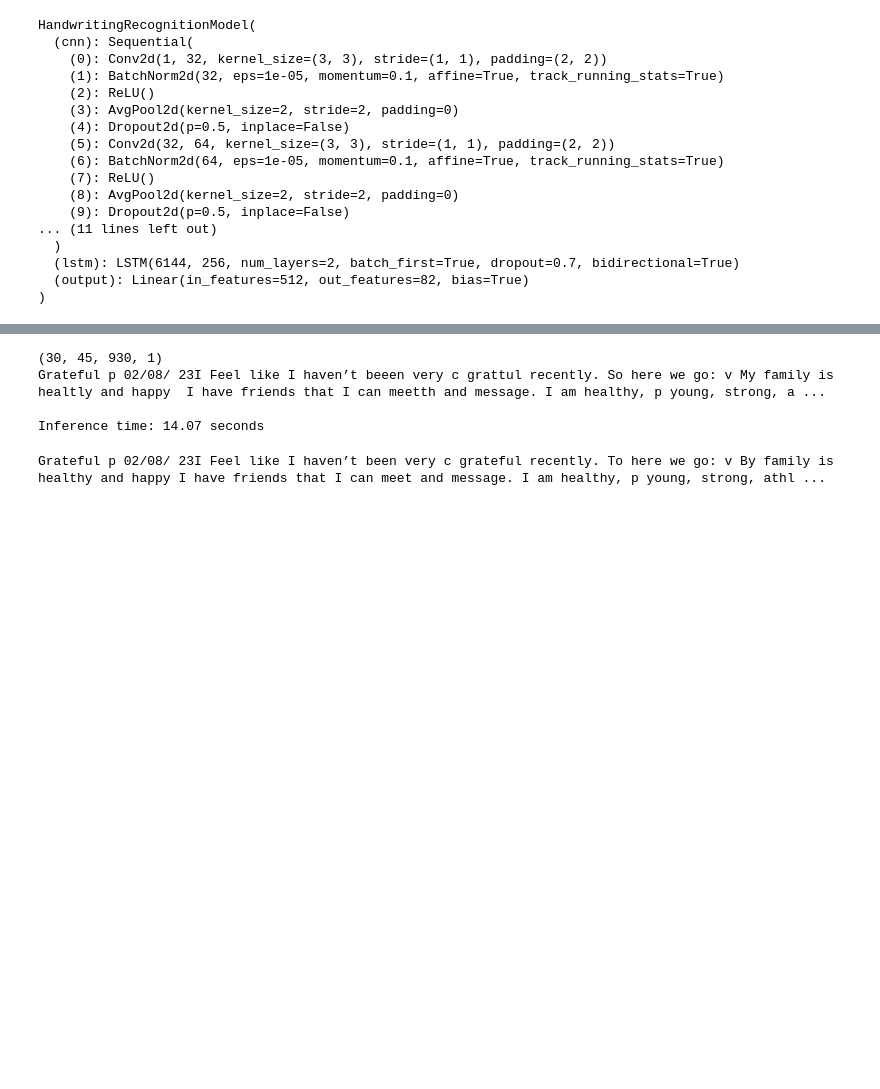
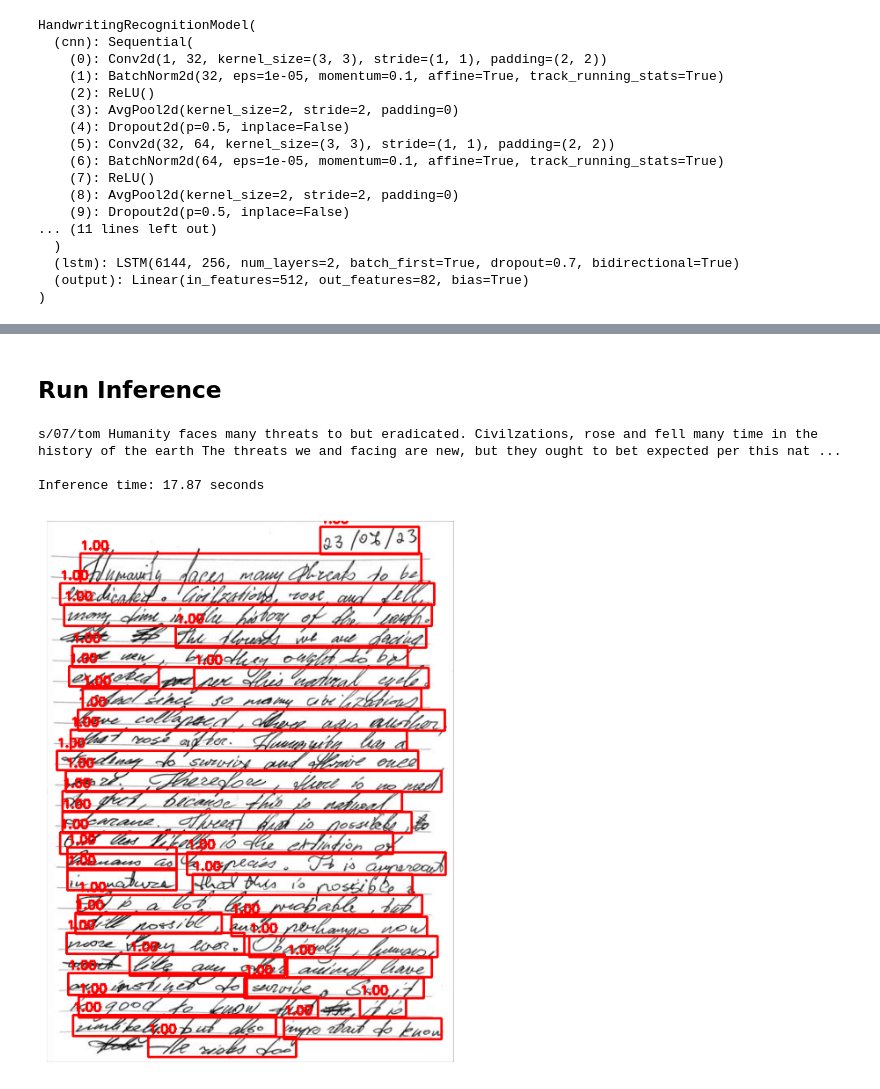
Before and after one commit to orestasdulinskas/handwrinting_recognition, a Jupyter notebook: inference.ipynb, the cells around one changed output, grey strips where cells are left out. Drawn from its saved outputs; the diff is of its cells as text; code cells hidden in the pictures; blank space fills up the shorter version.

Commit message:
improved spelling correction. cleaned up and polished code

```diff
--- a/inference.ipynb
+++ b/inference.ipynb
@@ -241,5 +229,24 @@ def run_inference(model, image, bboxes, num_to_char, device='cuda' if torch.cuda
 # %%
+from textblob import TextBlob
+
 def transcribe_handwriting(input, annotation_model, model, device, num_to_char, threshold=0.8):
+    # run auto-annotator
     image, boxes, orig_image = predict_and_visualize(annotation_model, input, device, threshold=0.8)
+
+    # run OCR prediction
     results = run_inference(model, image, boxes, num_to_char)
-    return " ".join(results)
+    text = " ".join(results)
+
+    # replacement dictionary
+    replace_dict = {"  ": " ", "   ": " ", " t ":" ", " f ":" ", " b ":" ", " d ":" ",
+                   " m ":" ", " s ":" "}
+
+    # loop to replace
+    for old, new in replace_dict.items():
+        text = text.replace(old, new)
+
+    # correct the spelling
+    blob = TextBlob(text)
+    corrected_text = blob.correct()
+
+    return corrected_text, orig_image
@@ -260,32 +253,25 @@ def detail_transcribe_handwriting(input, annotation_model, model, device, num_to
+# %% [markdown]
+## Run Inference
 # %%
-input = '/kaggle/input/complete-resized-journal-scans/resized_journal_scans/IMG_6242.JPG'
+input = '/kaggle/input/resized-journal-scans/resized_journal_scans/IMG_6240.JPG'
 # %%
 import time
+import matplotlib.pyplot as plt
 
 start = time.time()
-text = transcribe_handwriting(input, annotation_model, model, device, num_to_char, threshold=0.8)
+text, orig_image = transcribe_handwriting(input, annotation_model, model, device, num_to_char, threshold=0.8)
+
+# output transcribed text
 print(text)
-print('\nInference time:', round(time.time() - start, 2), 'seconds')
+print('\nInference time:', round(time.time() - start, 2), 'seconds\n')
+
+# plot bounding boxes
+plt.figure(figsize=(12, 8))
+plt.imshow(orig_image)
+plt.axis("off")
+plt.show()
 # %% [output]
-(30, 45, 930, 1)
-Grateful p 02/08/ 23I Feel like I haven’t beeen very c grattul recently. So here we go: v My family is healtly and happy  I have friends that I can meetth and message. I am healthy, p young, strong, a ...
+s/07/tom Humanity faces many threats to but eradicated. Civilzations, rose and fell many time in the history of the earth The threats we and facing are new, but they ought to bet expected per this nat ...
 
-Inference time: 14.07 seconds
+Inference time: 17.87 seconds
+[figure, added]
-# %%
-from textblob import TextBlob
-
-replace_dict = {"  ": " ", "   ": " ", " t ":" ", " f ":" ", " b ":" ", " d ":" "}
-
-# Loop through dictionary and replace
-for old, new in replace_dict.items():
-    text = text.replace(old, new)
-
-# Create a TextBlob object
-blob = TextBlob(text)
-
-# Correct the spelling
-corrected_text = blob.correct()
-
-print(corrected_text)
-# %% [output]
-Grateful p 02/08/ 23I Feel like I haven’t been very c grateful recently. To here we go: v By family is healthy and happy I have friends that I can meet and message. I am healthy, p young, strong, athl ...
```
Also changed, not shown: parts of 15 cells of this notebook.
